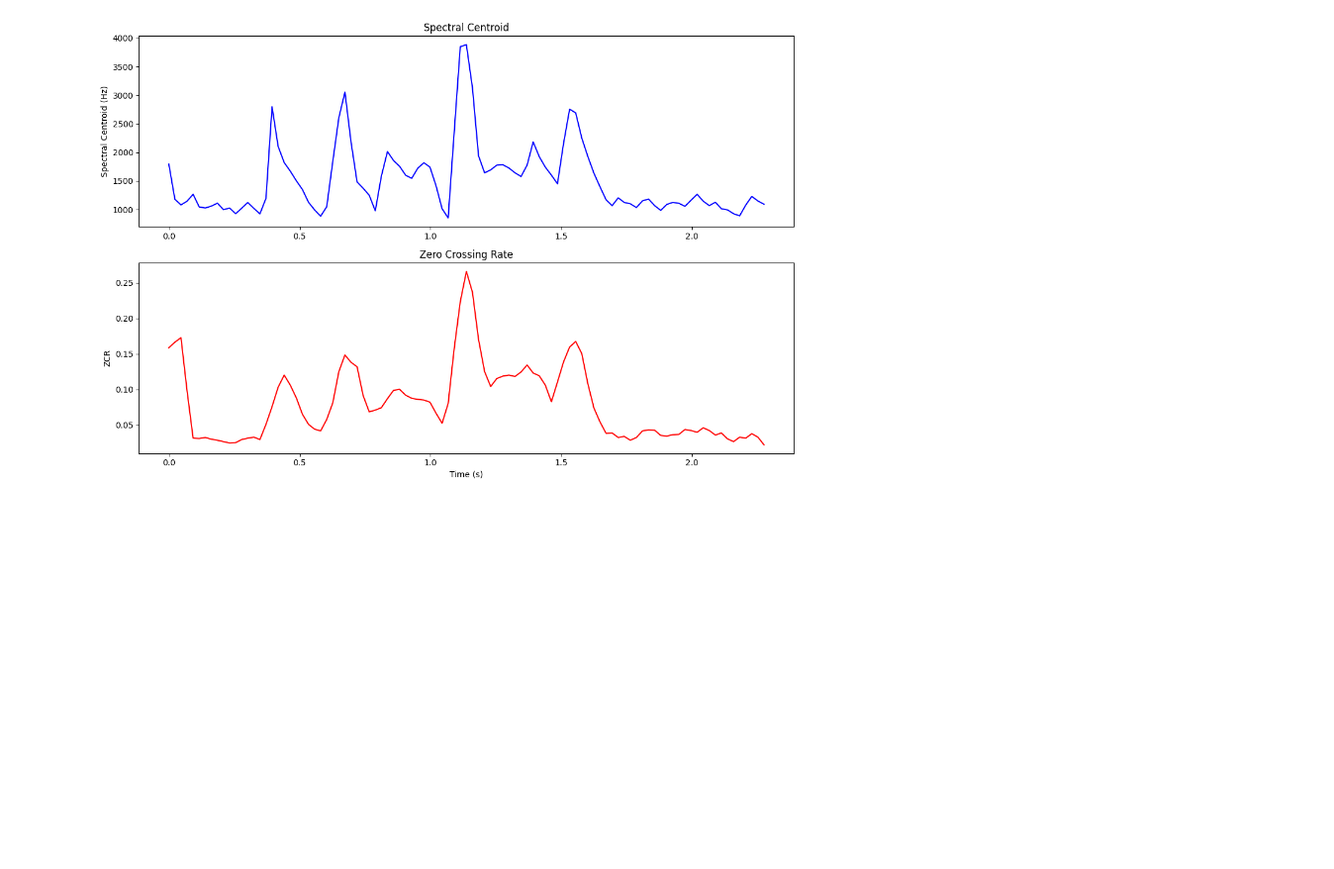
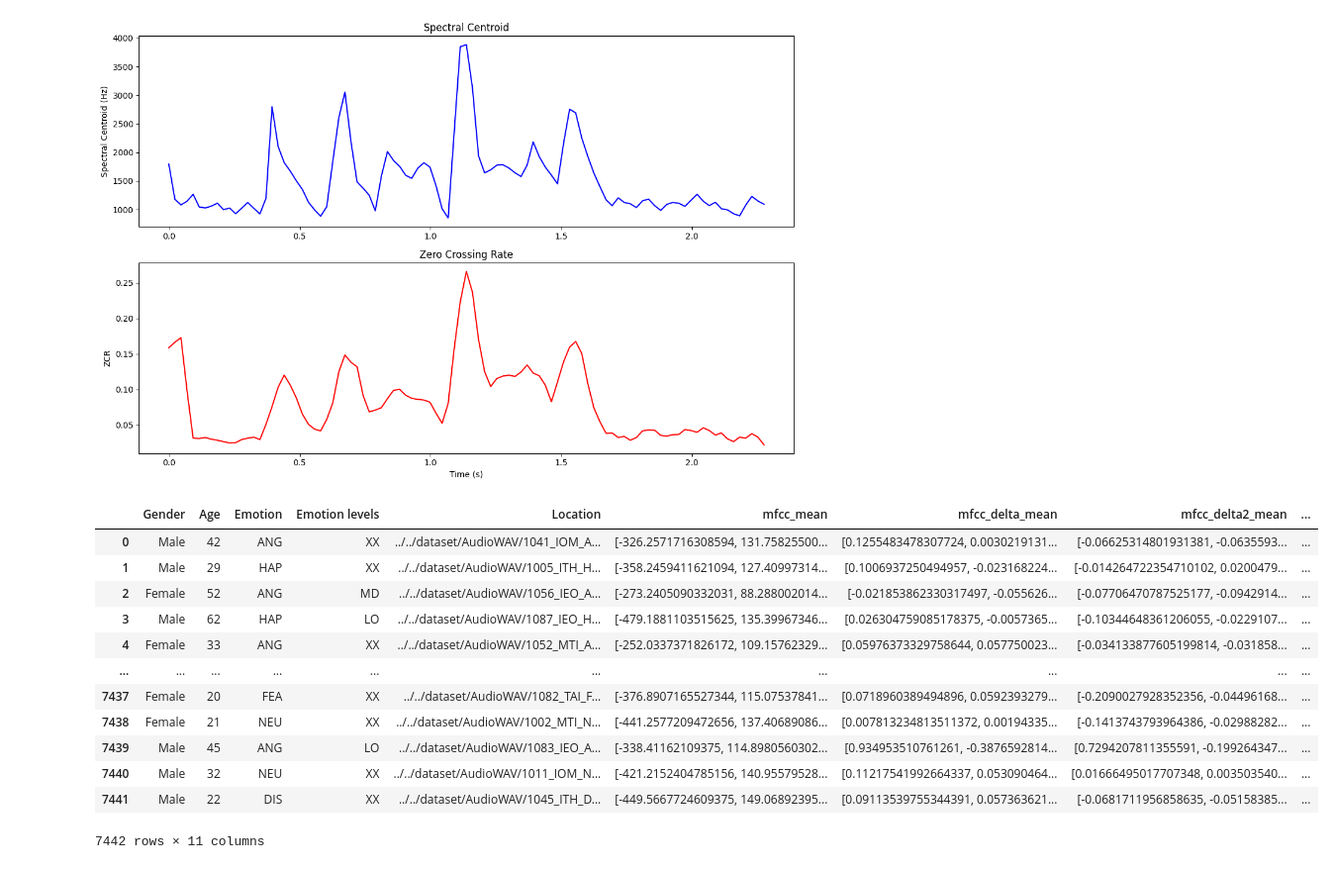
Before and after one commit to MilicaRadojevic/voice_emotion_recognition, a Jupyter notebook: src/notebooks/preprocessing.ipynb, the cells around one changed output. Shown: that part at 99% size. Drawn from its saved outputs; the diff is of its cells as text; code cells hidden in the pictures; blank space fills up the shorter version.

Commit message:
aggregated features and saved in csv

```diff
--- a/src/notebooks/preprocessing.ipynb
+++ b/src/notebooks/preprocessing.ipynb
@@ -168,3 +168,59 @@ visualize_features(features, sr)
 [figure]
 [figure]
 [figure]
+# %%
+def aggregate_features(features):
+    aggregated = {}
+
+    aggregated['mfcc_mean'] = np.mean(features['mfcc'], axis=1).tolist()
+    aggregated['mfcc_delta_mean'] = np.mean(features['mfcc_delta'], axis=1).tolist()
+    aggregated['mfcc_delta2_mean'] = np.mean(features['mfcc_delta2'], axis=1).tolist()
+
+    aggregated['mel_spec_db_mean'] = np.mean(features['mel_spec_db'], axis=1).tolist()
+
+    aggregated['spectral_centroid_mean'] = np.mean(features['spectral_centroid'])
+
+    aggregated['zcr_mean'] = np.mean(features['zcr'])
+
+    return aggregated
+# %%
+mfcc_mean = []
+mfcc_delta_mean = []
+mfcc_delta2_mean = []
+mel_spec_db_mean = []
+spectral_centroid_mean = []
+zcr_mean = []
+
+for index, row in df.iterrows():
+    y, sr = librosa.load(row['Location'])
+    features = extract_acoustic_features(y, sr)
+    aggregated_features = aggregate_features(features)
+    mfcc_mean.append(aggregated_features['mfcc_mean'])
+    mfcc_delta_mean.append(aggregated_features['mfcc_delta_mean'])
+    mfcc_delta2_mean.append(aggregated_features['mfcc_delta2_mean'])
+    mel_spec_db_mean.append(aggregated_features['mel_spec_db_mean'])
+    spectral_centroid_mean.append(aggregated_features['spectral_centroid_mean'])
+    zcr_mean.append(aggregated_features['zcr_mean'])
+
+df['mfcc_mean'] = mfcc_mean
+df['mfcc_delta_mean'] = mfcc_delta_mean
+df['mfcc_delta2_mean'] = mfcc_delta2_mean
+df['mel_spec_db_mean'] = mel_spec_db_mean
+df['spectral_centroid_mean'] = spectral_centroid_mean
+df['zcr_mean'] = zcr_mean
+# %%
+df
+# %% [output]
+|  | Gender | Age | Emotion | Emotion levels | Location | mfcc_mean | mfcc_delta_mean | mfcc_delta2_mean | ... |
+| 0 | Male | 42 | ANG | XX | ../../dataset/AudioWAV/1041_IOM_A... | [-326.2571716308594, 131.75825500... | [0.1255483478307724, 0.0030219131... | [-0.06625314801931381, -0.0635593... | ... |
+| 1 | Male | 29 | HAP | XX | ../../dataset/AudioWAV/1005_ITH_H... | [-358.2459411621094, 127.40997314... | [0.1006937250494957, -0.023168224... | [-0.014264722354710102, 0.0200479... | ... |
+| 2 | Female | 52 | ANG | MD | ../../dataset/AudioWAV/1056_IEO_A... | [-273.2405090332031, 88.288002014... | [-0.021853862330317497, -0.055626... | [-0.07706470787525177, -0.0942914... | ... |
+| 3 | Male | 62 | HAP | LO | ../../dataset/AudioWAV/1087_IEO_H... | [-479.1881103515625, 135.39967346... | [0.026304759085178375, -0.0057365... | [-0.10344648361206055, -0.0229107... | ... |
+| 4 | Female | 33 | ANG | XX | ../../dataset/AudioWAV/1052_MTI_A... | [-252.0337371826172, 109.15762329... | [0.05976373329758644, 0.057750023... | [-0.034133877605199814, -0.031858... | ... |
+| ... | ... | ... | ... | ... | ... | ... | ... | ... | ... |
+| 7437 | Female | 20 | FEA | XX | ../../dataset/AudioWAV/1082_TAI_F... | [-376.8907165527344, 115.07537841... | [0.0718960389494896, 0.0592393279... | [-0.2090027928352356, -0.04496168... | ... |
+| 7438 | Female | 21 | NEU | XX | ../../dataset/AudioWAV/1002_MTI_N... | [-441.2577209472656, 137.40689086... | [0.007813234813511372, 0.00194335... | [-0.1413743793964386, -0.02988282... | ... |
+| 7439 | Male | 45 | ANG | LO | ../../dataset/AudioWAV/1083_IEO_A... | [-338.41162109375, 114.8980560302... | [0.934953510761261, -0.3876592814... | [0.7294207811355591, -0.199264347... | ... |
+| 7440 | Male | 32 | NEU | XX | ../../dataset/AudioWAV/1011_IOM_N... | [-421.2152404785156, 140.95579528... | [0.11217541992664337, 0.053090464... | [0.01666495017707348, 0.003503540... | ... |
+| 7441 | Male | 22 | DIS | XX | ../../dataset/AudioWAV/1045_ITH_D... | [-449.5667724609375, 149.06892395... | [0.09113539755344391, 0.057363621... | [-0.0681711956858635, -0.05158385... | ... |
+7442 rows × 11 columns
```
Also changed, not shown: parts of 1 cell of this notebook, 1 other file.
